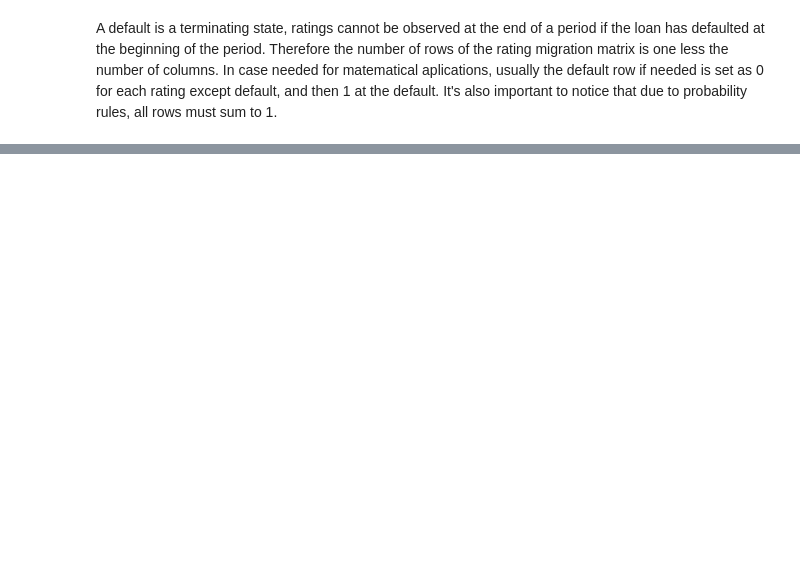
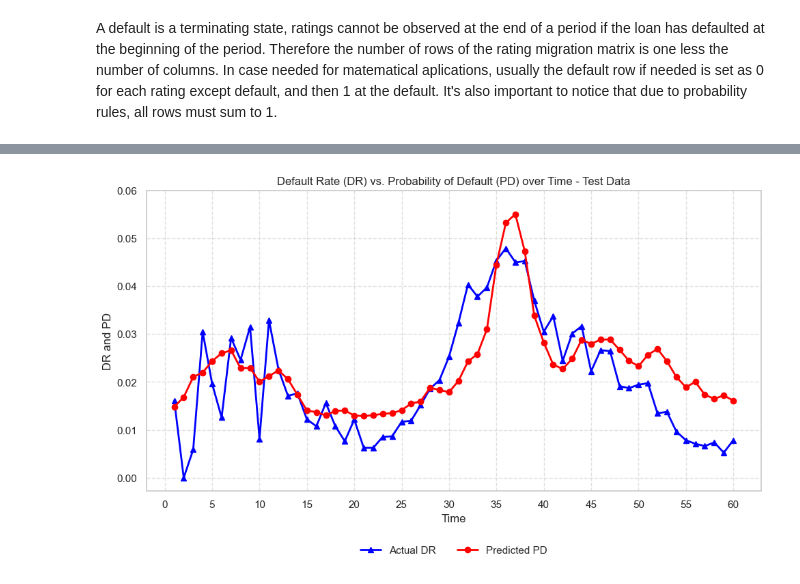
Before and after one commit to gtazevedo/cra_mtae_sas_in_py, a Jupyter notebook: Chapter 6- PD Discrete TIme Hazard Models.ipynb, the cells around one changed output, grey strips where cells are left out. Drawn from its saved outputs; the diff is of its cells as text; code cells hidden in the pictures; blank space fills up the shorter version.

```diff
--- a/Chapter 6- PD Discrete TIme Hazard Models.ipynb
+++ b/Chapter 6- PD Discrete TIme Hazard Models.ipynb
@@ -700,0 +912,19 @@ pag 176
+# %%
+plt.figure(figsize=(10, 6))
+plt.plot(means_df_test['time'], means_df_test['default_time'],
+         color='blue', marker='^', linestyle='-', linewidth=2, label='Actual DR')
+
+plt.plot(means_df_test['time'], means_df_test['prob_default'],
+         color='red', marker='o', linestyle='-', linewidth=2, label='Predicted PD')
+
+plt.xticks(range(0, 61, 5))
+plt.xlabel('Time')
+plt.yticks([i/100 for i in range(0, 7, 1)])
+plt.ylabel('DR and PD')
+plt.legend(loc='upper center', bbox_to_anchor=(0.5, -0.15), ncol=2, frameon=False)
+plt.title('Default Rate (DR) vs. Probability of Default (PD) over Time - Test Data')
+plt.grid(True, linestyle='--', alpha=0.6)
+plt.tight_layout()
+plt.show()
+# %% [output]
+[figure, added]
```
Also changed, not shown: parts of 37 cells of this notebook, 1 other file.
